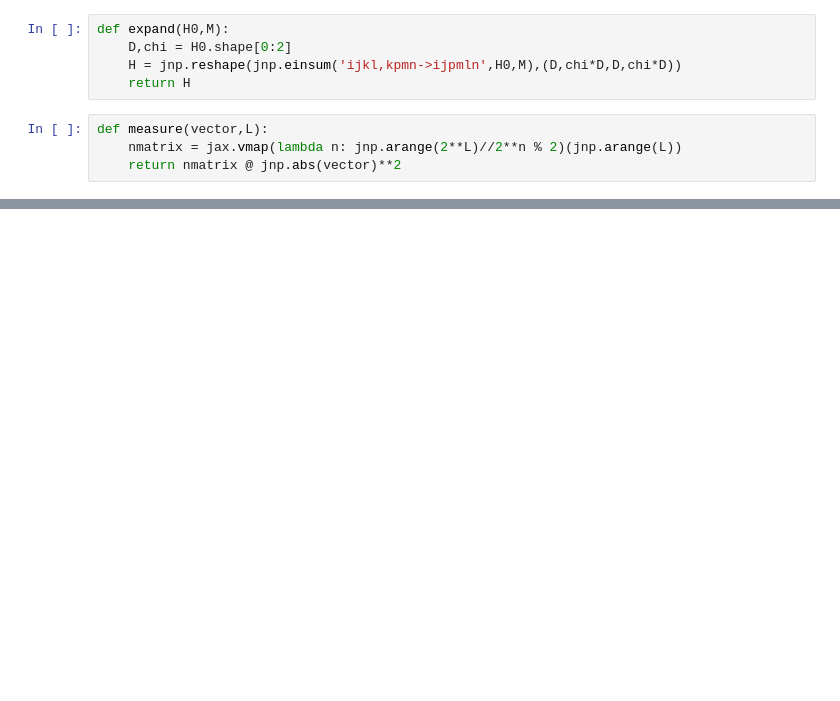
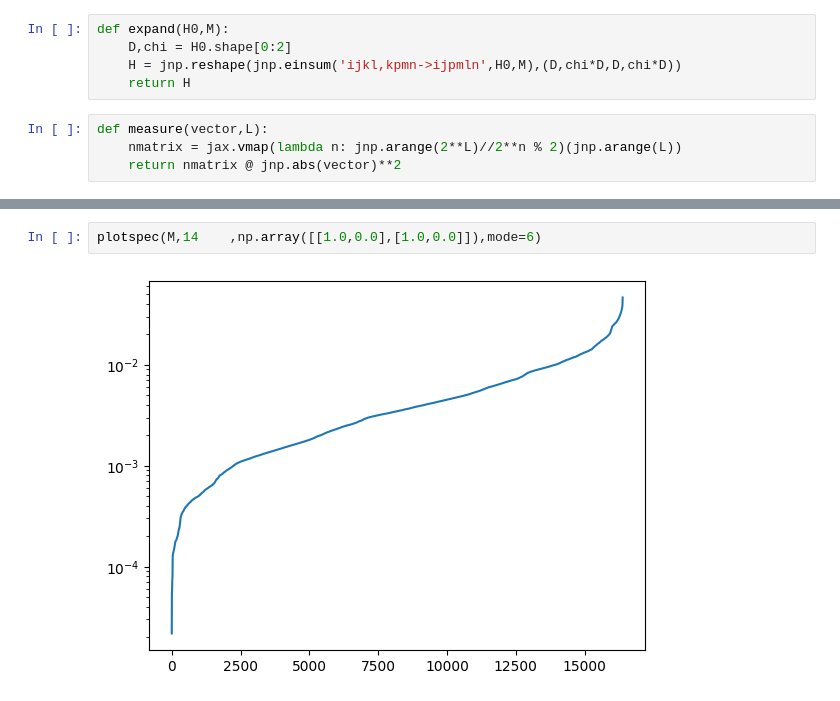
Before and after one commit to XingyuZhang2018/ADMPS.jl, a Jupyter notebook: run/spec.ipynb, the cells around one changed output, grey strips where cells are left out. Saved outputs shown, nothing was run; the diff lists cells and outputs as text; blank space fills up the shorter version.

```diff
--- a/run/spec.ipynb
+++ b/run/spec.ipynb
@@ -51,0 +55,4 @@ plotspec(Mr,10,np.array([[1.0,0.0],[1.0,1.0]]),mode=1)
+# %%
+plotspec(M,14    ,np.array([[1.0,0.0],[1.0,0.0]]),mode=6)
+# %% [output]
+[figure, added]
```
Also changed, not shown: parts of 4 cells of this notebook, 27 other files.
